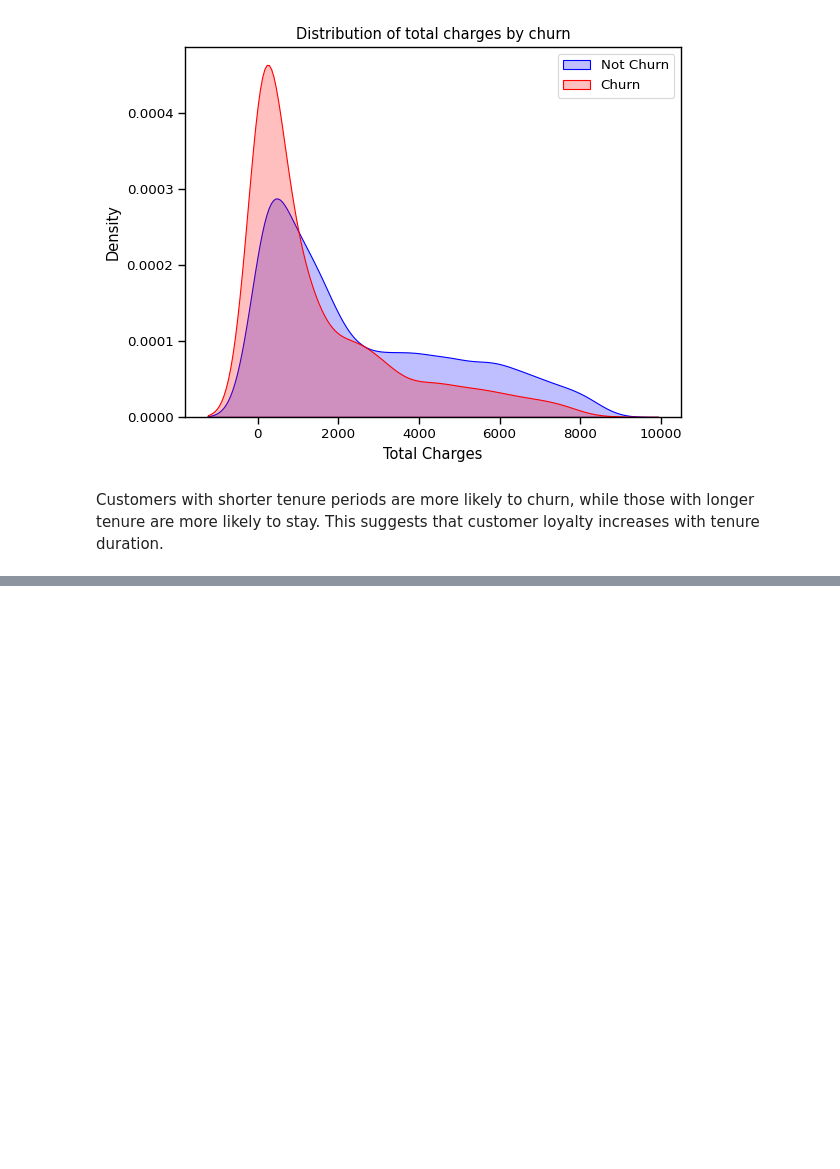
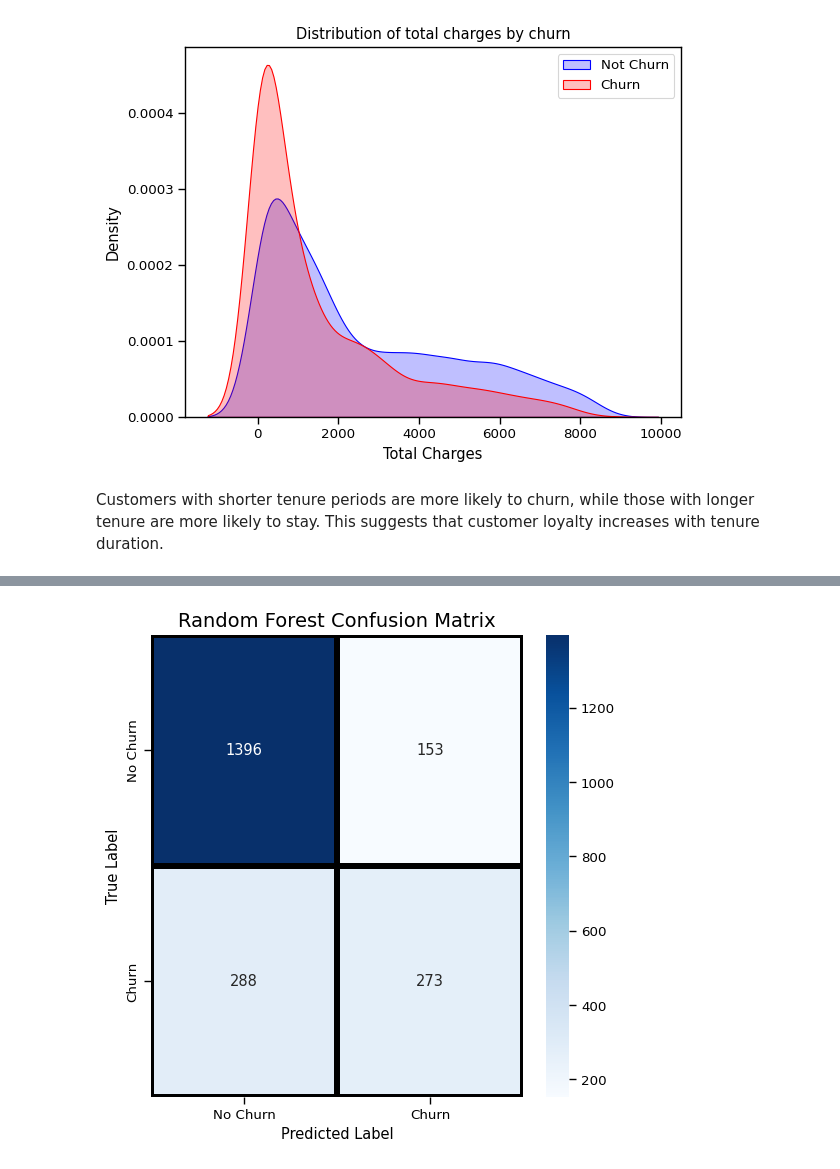
Before and after one commit to afnanzayed/TelcoCustomerChurn, a Jupyter notebook: notebooks/TelcoCustomerChurn.ipynb, the cells around one changed output, grey strips where cells are left out. Cells and saved outputs as stored; diff of their text form; code cells hidden in the pictures; blank space fills up the shorter version.

```diff
--- a/notebooks/TelcoCustomerChurn.ipynb
+++ b/notebooks/TelcoCustomerChurn.ipynb
@@ -864,0 +992,5 @@ fig.show()
+# %%
+scaler = StandardScaler()
+
+X_train[num_cols] = scaler.fit_transform(X_train[num_cols])
+X_test[num_cols] = scaler.transform(X_test[num_cols])
@@ -864,0 +1067,28 @@ fig.show()
+# %%
+rf_model = RandomForestClassifier(random_state=42)
+
+param_grid = {
+    'n_estimators': [100, 200, 300],
+    'max_depth': [None, 10, 20, 30],
+    'min_samples_split': [2, 5, 10],
+    'min_samples_leaf': [1, 2, 4],
+    'max_features': ['sqrt', 'log2'],
+    'class_weight': [None, 'balanced']
+}
+
+grid_search = GridSearchCV(estimator=rf_model, param_grid=param_grid, cv=5, scoring='accuracy', n_jobs=-1, verbose=2)
+
+grid_search.fit(X_train, y_train)
+
+best_params = grid_search.best_params_
+best_rf_model = grid_search.best_estimator_
+
+print("Best Parameters:", best_params)
+
+y_pred = best_rf_model.predict(X_test)
+
+test_accuracy = accuracy_score(y_test, y_pred)
+print("Test Accuracy:", test_accuracy)
+
+test_accuracy_alternative = best_rf_model.score(X_test, y_test)
+print("Alternative Test Accuracy:", test_accuracy_alternative)
@@ -864,0 +1111,13 @@ fig.show()
+# %%
+conf_matrix = confusion_matrix(y_test, y_pred)
+
+plt.figure(figsize=(6, 6))
+sns.heatmap(conf_matrix, annot=True, fmt='d', cmap='Blues', linecolor="k", linewidths=3,
+            xticklabels=['No Churn', 'Churn'], yticklabels=['No Churn', 'Churn'])
+
+plt.xlabel('Predicted Label')
+plt.ylabel('True Label')
+plt.title("Random Forest Confusion Matrix", fontsize=14)
+plt.show()
+# %% [output]
+[figure, added]
```
Also changed, not shown: parts of 87 cells of this notebook.
